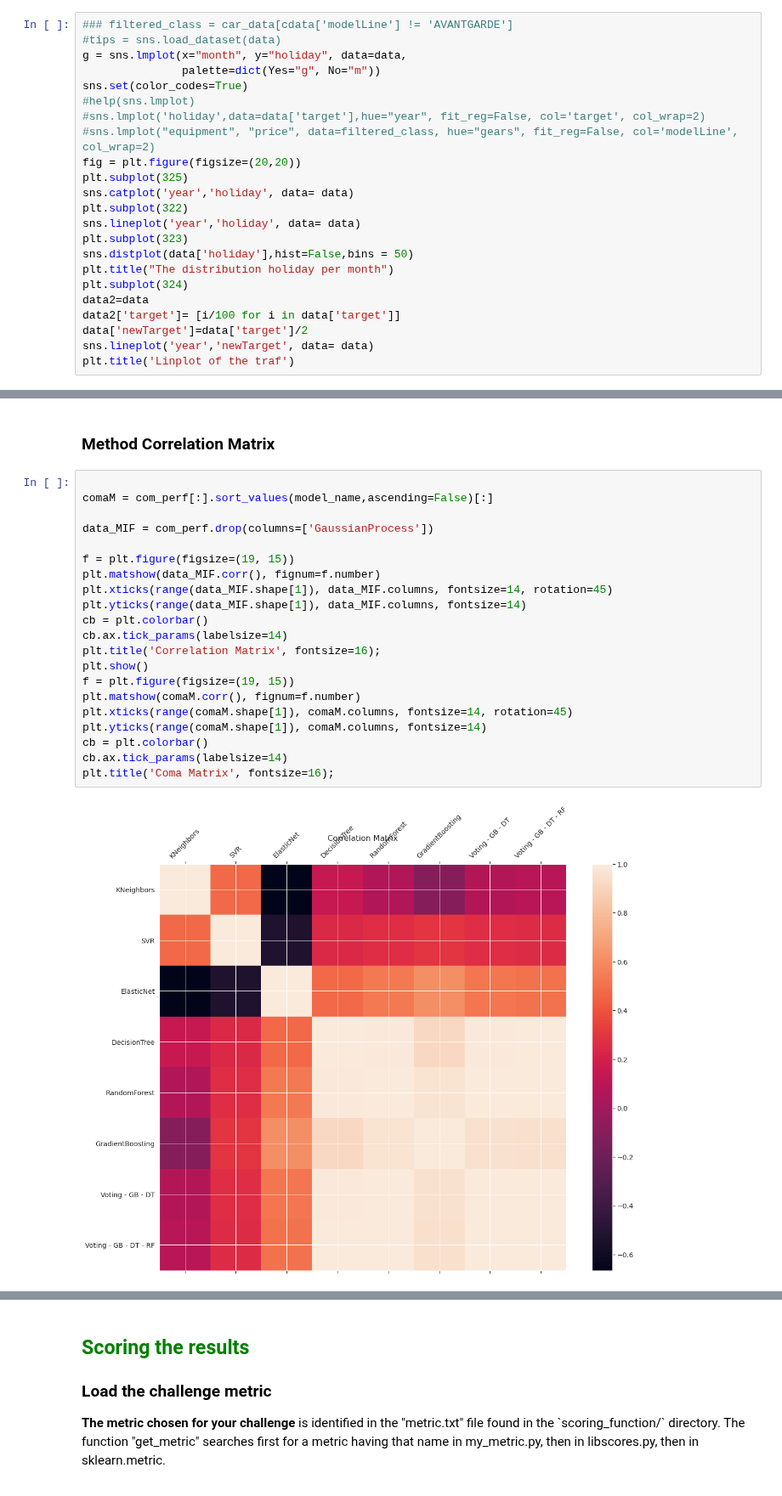
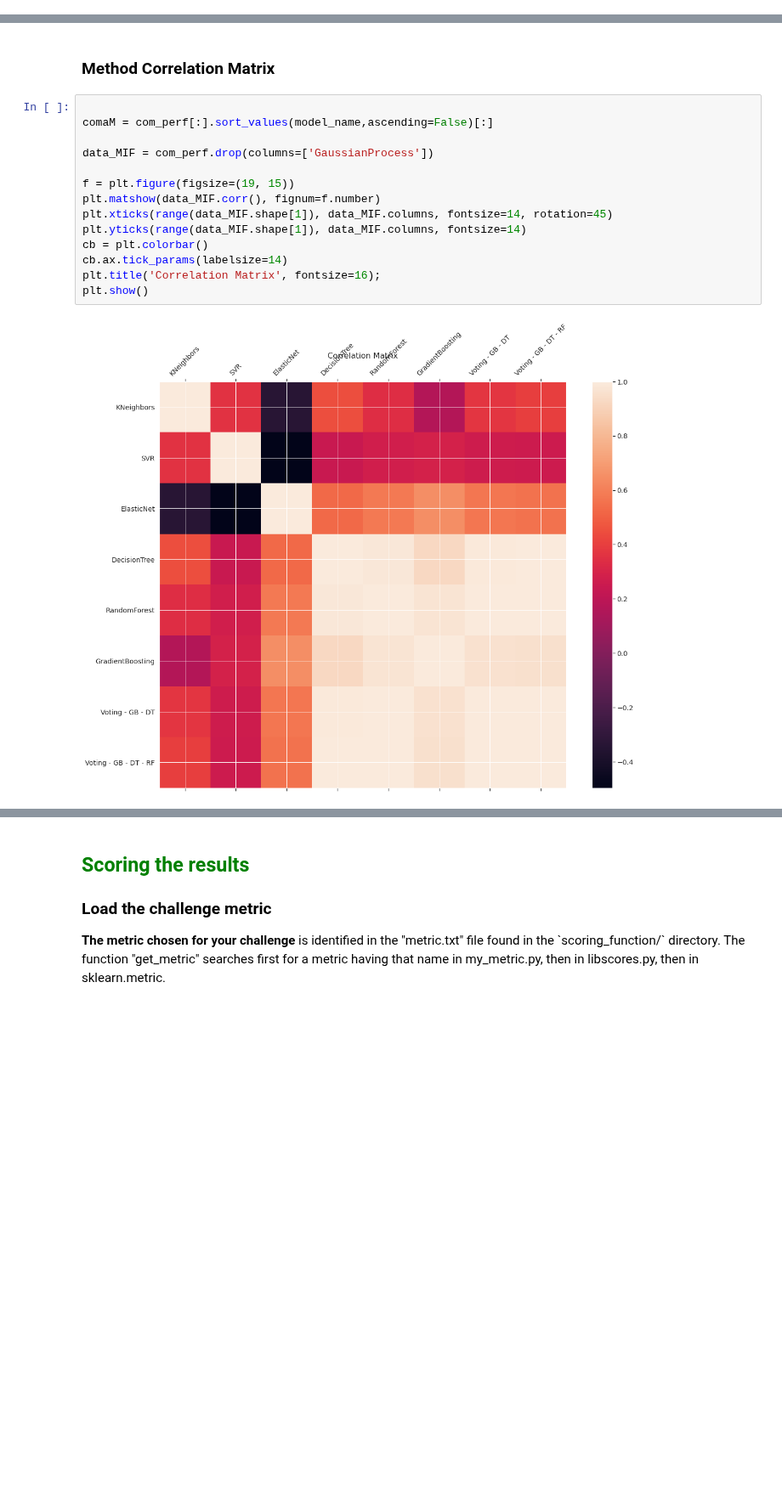
Before and after one commit to UrsulaAlcantara/Segway, a Jupyter notebook: starting_kit/README_final.ipynb, the cells around one changed output, grey strips where cells are left out. Shown at 85% size. Drawn from its saved outputs; the diff is of its cells as text; blank space fills up the shorter version.

```diff
--- a/starting_kit/README_final.ipynb
+++ b/starting_kit/README_final.ipynb
@@ -270,23 +277,0 @@ feature_relevance_plot('oil_prices','target',data,'year')
-# %%
-### filtered_class = car_data[cdata['modelLine'] != 'AVANTGARDE']
-#tips = sns.load_dataset(data)
-g = sns.lmplot(x="month", y="holiday", data=data,
-               palette=dict(Yes="g", No="m"))
-sns.set(color_codes=True)
-#help(sns.lmplot)
-#sns.lmplot('holiday',data=data['target'],hue="year", fit_reg=False, col='target', col_wrap=2)
-#sns.lmplot("equipment", "price", data=filtered_class, hue="gears", fit_reg=False, col='modelLine', col_wrap=2)
-fig = plt.figure(figsize=(20,20))
-plt.subplot(325)
-sns.catplot('year','holiday', data= data)
-plt.subplot(322)
-sns.lineplot('year','holiday', data= data)
-plt.subplot(323)
-sns.distplot(data['holiday'],hist=False,bins = 50)
-plt.title("The distribution holiday per month")
-plt.subplot(324)
-data2=data
-data2['target']= [i/100 for i in data['target']]
-data['newTarget']=data['target']/2
-sns.lineplot('year','newTarget', data= data)
-plt.title('Linplot of the traf')
@@ -1135,23 +1120,16 @@ com_perf.filter(items=['Voting - GB - DT','Voting - GB - RF - DT','KNeighbors','
 # %%
 
 comaM = com_perf[:].sort_values(model_name,ascending=False)[:]
 
 data_MIF = com_perf.drop(columns=['GaussianProcess'])
 
 f = plt.figure(figsize=(19, 15))
 plt.matshow(data_MIF.corr(), fignum=f.number)
 plt.xticks(range(data_MIF.shape[1]), data_MIF.columns, fontsize=14, rotation=45)
 plt.yticks(range(data_MIF.shape[1]), data_MIF.columns, fontsize=14)
 cb = plt.colorbar()
 cb.ax.tick_params(labelsize=14)
 plt.title('Correlation Matrix', fontsize=16);
 plt.show()
-f = plt.figure(figsize=(19, 15))
-plt.matshow(comaM.corr(), fignum=f.number)
-plt.xticks(range(comaM.shape[1]), comaM.columns, fontsize=14, rotation=45)
-plt.yticks(range(comaM.shape[1]), comaM.columns, fontsize=14)
-cb = plt.colorbar()
-cb.ax.tick_params(labelsize=14)
-plt.title('Coma Matrix', fontsize=16);
 # %% [output]
-[figure, old version]
+[figure, new version]
```
Also changed, not shown: parts of 25 cells of this notebook.
